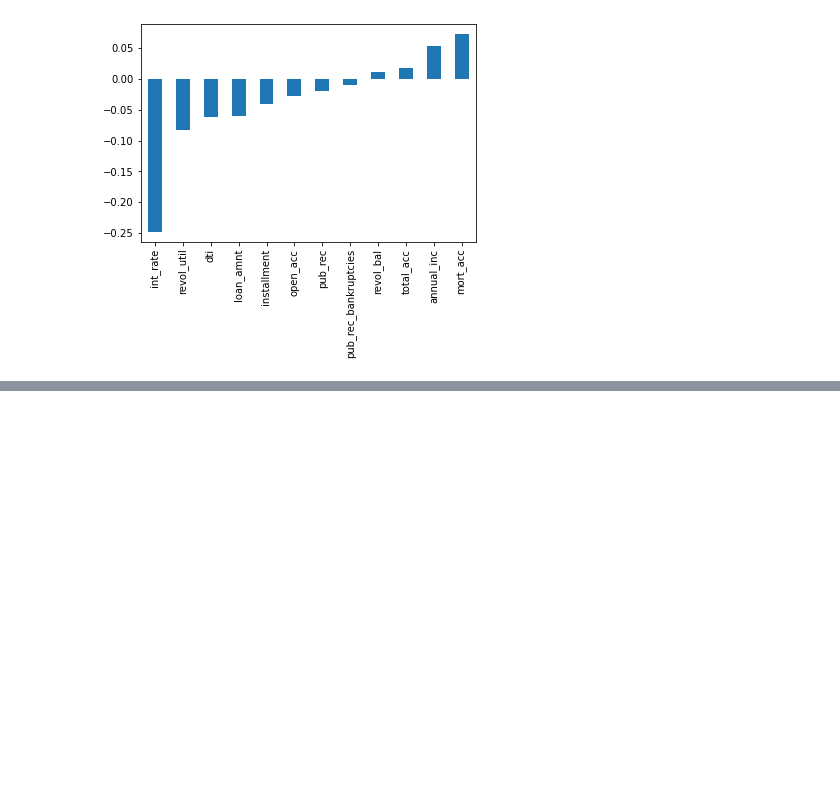
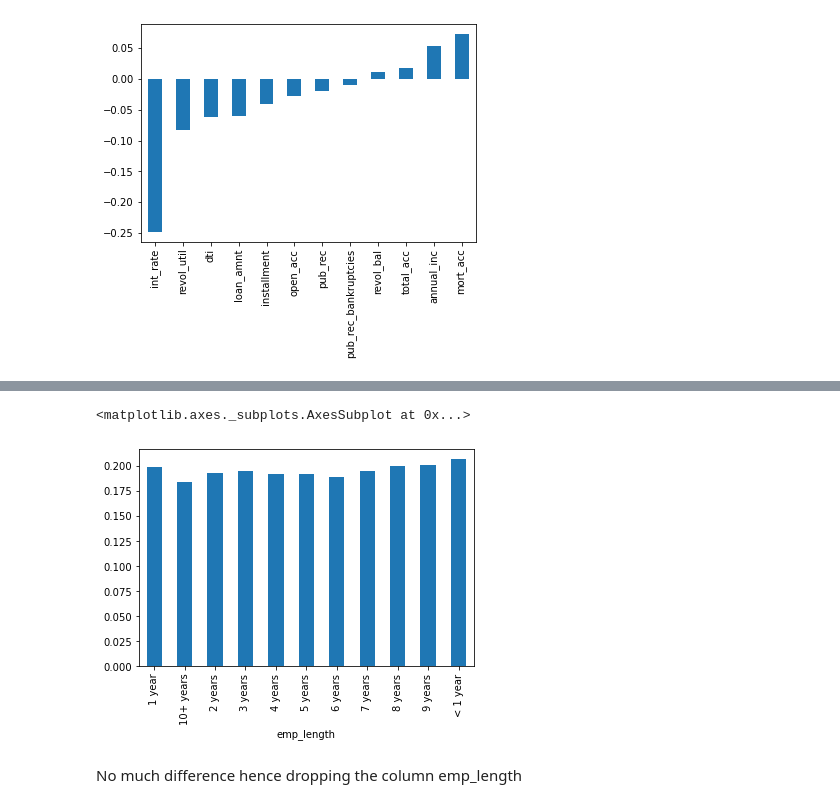
Before and after one commit to ShimnaA/DeepLearning, a Jupyter notebook: Keras_Classification_on_LendingClubDataset.ipynb, the cells around one changed output, grey strips where cells are left out. Cells and saved outputs as stored; diff of their text form; code cells hidden in the pictures; blank space fills up the shorter version.

```diff
--- a/Keras_Classification_on_LendingClubDataset.ipynb
+++ b/Keras_Classification_on_LendingClubDataset.ipynb
@@ -212,0 +359,9 @@ IndexError: Inconsistent shape between the condition and the input (got (12, 1)
+# %%
+empperc = emp_chargedoff/(emp_chargedoff + emp_fullyPaid)
+# %%
+empperc.plot(kind='bar')
+# %% [output]
+<matplotlib.axes._subplots.AxesSubplot at 0x...>
+[figure, added]
+# %% [markdown]
+No much difference hence dropping the column emp_length
```
Also changed, not shown: parts of 112 cells of this notebook, 2 other files.
